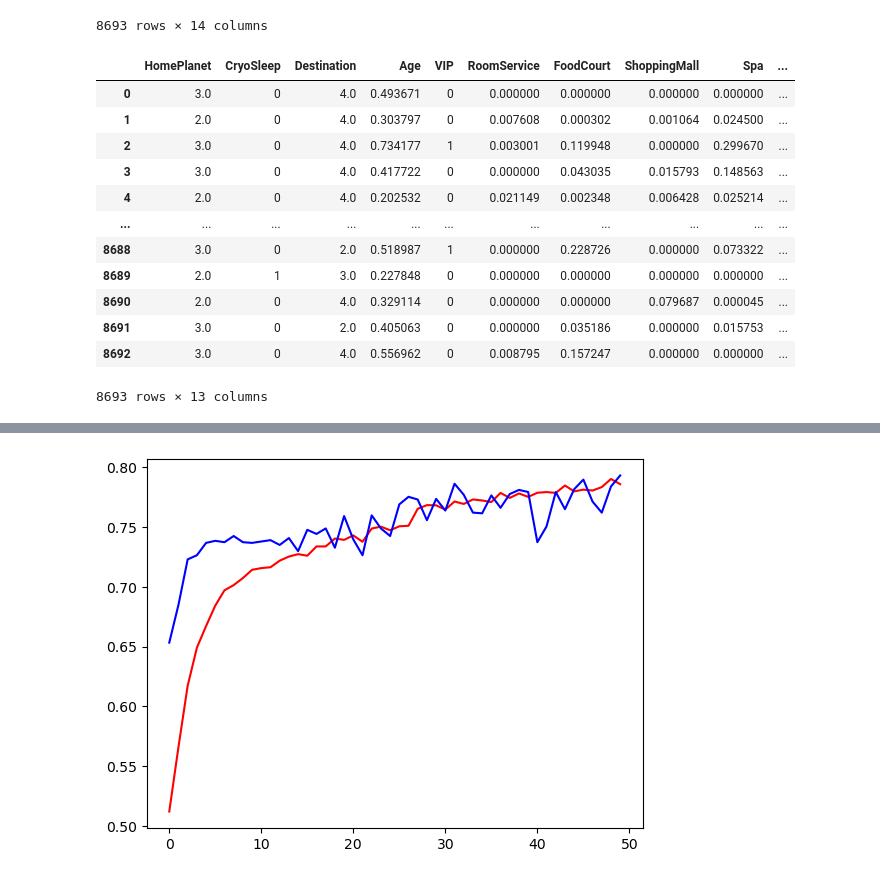
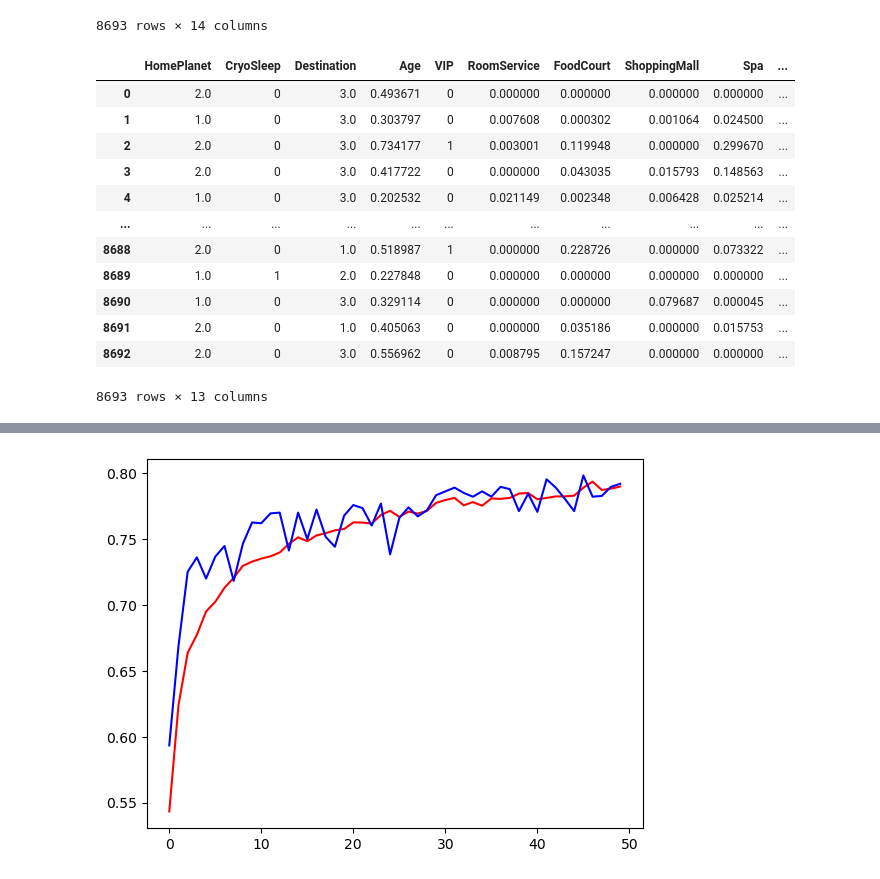
Before and after one commit to posyd0moika/SpaceShip-ML, a Jupyter notebook: program.ipynb, the cells around one changed output, grey strips where cells are left out. Cells and saved outputs as stored; diff of their text form; code cells hidden in the pictures.

```diff
--- a/program.ipynb
+++ b/program.ipynb
@@ -28,7 +28,9 @@ data_train
 # %%
 def enc(x):
     x = np.array(x).reshape(-1, 1).astype(str)
-    return pd.DataFrame(OrdinalEncoder().fit_transform(x) + 1).fillna(0)
+    enc = OrdinalEncoder()
+    enc.fit(x)
+    return pd.DataFrame(enc.transform(x)).fillna(0), enc
 
 
 def transform(data):
@@ -45,36 +47,36 @@ def transform(data):
     data.VIP = (data.VIP.astype(float) == 1.0).astype(int)
     data[["Deck", "Cabin_num", "Side"]] = data.Cabin.str.split("/", expand=True)
     data.Cabin_num = data.Cabin_num.astype(float) / 1000
-    data.Deck = enc(data.Deck)
-    data.Side = enc(data.Side)
-    data.HomePlanet = enc(data.HomePlanet)
-    data.Destination = enc(data.Destination)
     try:
         return data.drop(["PassengerId", "Cabin", "Transported", "Name"], axis=1).fillna(0)
     except KeyError:
         return data.drop(["PassengerId", "Cabin", "Name"], axis=1).fillna(0)
 # %%
 data = transform(data_train.copy())
+data.Deck, enc_deck = enc(data.Deck)
+data.Side, enc_side = enc(data.Side)
+data.HomePlanet, enc_planet = enc(data.HomePlanet)
+data.Destination, enc_destination = enc(data.Destination)
 x_train = np.array(data.values)
 data
 # %% [output]
 |  | HomePlanet | CryoSleep | Destination | Age | VIP | RoomService | FoodCourt | ShoppingMall | Spa | ... |
-| 0 | 3.0 | 0 | 4.0 | 0.493671 | 0 | 0.000000 | 0.000000 | 0.000000 | 0.000000 | ... |
-| 1 | 2.0 | 0 | 4.0 | 0.303797 | 0 | 0.007608 | 0.000302 | 0.001064 | 0.024500 | ... |
-| 2 | 3.0 | 0 | 4.0 | 0.734177 | 1 | 0.003001 | 0.119948 | 0.000000 | 0.299670 | ... |
-| 3 | 3.0 | 0 | 4.0 | 0.417722 | 0 | 0.000000 | 0.043035 | 0.015793 | 0.148563 | ... |
-| 4 | 2.0 | 0 | 4.0 | 0.202532 | 0 | 0.021149 | 0.002348 | 0.006428 | 0.025214 | ... |
+| 0 | 2.0 | 0 | 3.0 | 0.493671 | 0 | 0.000000 | 0.000000 | 0.000000 | 0.000000 | ... |
+| 1 | 1.0 | 0 | 3.0 | 0.303797 | 0 | 0.007608 | 0.000302 | 0.001064 | 0.024500 | ... |
+| 2 | 2.0 | 0 | 3.0 | 0.734177 | 1 | 0.003001 | 0.119948 | 0.000000 | 0.299670 | ... |
+| 3 | 2.0 | 0 | 3.0 | 0.417722 | 0 | 0.000000 | 0.043035 | 0.015793 | 0.148563 | ... |
+| 4 | 1.0 | 0 | 3.0 | 0.202532 | 0 | 0.021149 | 0.002348 | 0.006428 | 0.025214 | ... |
 | ... | ... | ... | ... | ... | ... | ... | ... | ... | ... | ... |
-| 8688 | 3.0 | 0 | 2.0 | 0.518987 | 1 | 0.000000 | 0.228726 | 0.000000 | 0.073322 | ... |
-| 8689 | 2.0 | 1 | 3.0 | 0.227848 | 0 | 0.000000 | 0.000000 | 0.000000 | 0.000000 | ... |
-| 8690 | 2.0 | 0 | 4.0 | 0.329114 | 0 | 0.000000 | 0.000000 | 0.079687 | 0.000045 | ... |
-| 8691 | 3.0 | 0 | 2.0 | 0.405063 | 0 | 0.000000 | 0.035186 | 0.000000 | 0.015753 | ... |
-| 8692 | 3.0 | 0 | 4.0 | 0.556962 | 0 | 0.008795 | 0.157247 | 0.000000 | 0.000000 | ... |
+| 8688 | 2.0 | 0 | 1.0 | 0.518987 | 1 | 0.000000 | 0.228726 | 0.000000 | 0.073322 | ... |
+| 8689 | 1.0 | 1 | 2.0 | 0.227848 | 0 | 0.000000 | 0.000000 | 0.000000 | 0.000000 | ... |
+| 8690 | 1.0 | 0 | 3.0 | 0.329114 | 0 | 0.000000 | 0.000000 | 0.079687 | 0.000045 | ... |
+| 8691 | 2.0 | 0 | 1.0 | 0.405063 | 0 | 0.000000 | 0.035186 | 0.000000 | 0.015753 | ... |
+| 8692 | 2.0 | 0 | 3.0 | 0.556962 | 0 | 0.008795 | 0.157247 | 0.000000 | 0.000000 | ... |
 8693 rows × 13 columns
 # %%
 model = tf.keras.Sequential([
     Input((13,)),
-    Dense(25, "relu"),
+    Dense(32, "relu"),
     Dropout(0.25),
     Dense(8, "relu"),
     Dropout(0.25),
@@ -107,4 +109,4 @@ Epoch 50/50
-[figure, old version]
+[figure, new version]
 # %%
 x_tr, x_test, y_tr, y_test = train_test_split(x_train, y_train, test_size=0.2, shuffle=True)
 print(x_tr.shape, y_tr.shape, x_test.shape, y_test.shape)
```
Also changed, not shown: parts of 7 cells of this notebook, 6 other files.
